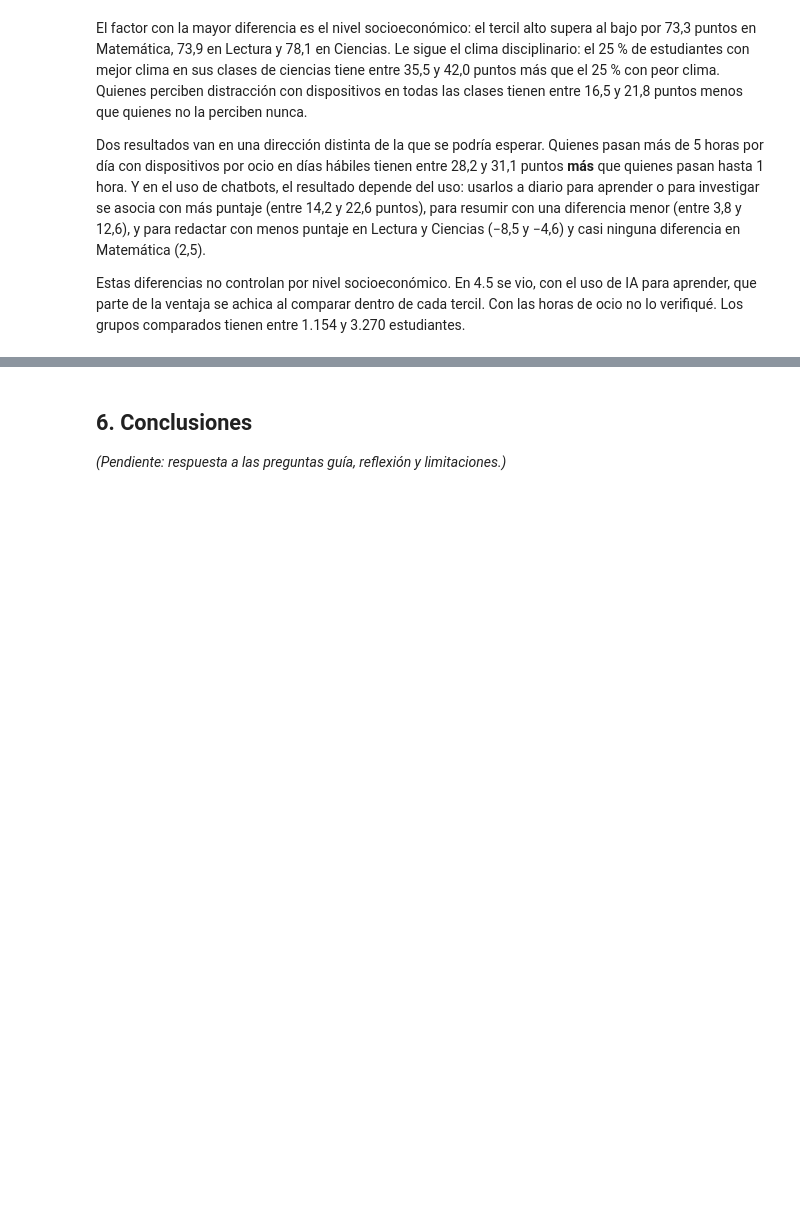
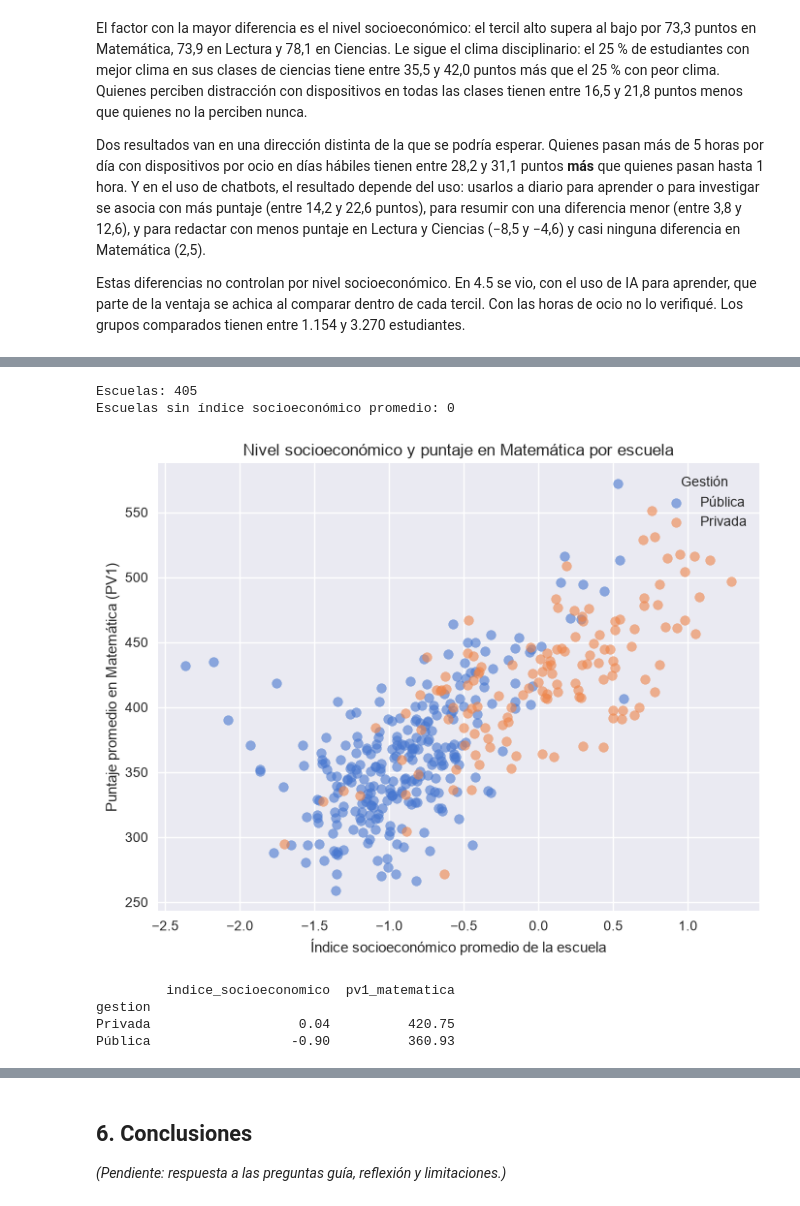
Before and after one commit to ManuelBernardez/PISA-data-analysis, a Jupyter notebook: data_challenge_pisa_argentina.ipynb, the cells around one changed output, grey strips where cells are left out. Cells and saved outputs as stored; diff of their text form; code cells hidden in the pictures; blank space fills up the shorter version.

```diff
--- a/data_challenge_pisa_argentina.ipynb
+++ b/data_challenge_pisa_argentina.ipynb
@@ -922,0 +941,15 @@ Dentro de cada tercil, quienes usan IA para aprender al menos una o dos veces al
+# %%
+orden_ocio = ['Hasta 1 h', '1 a 3 h', '3 a 5 h', 'Más de 5 h']
+estudiantes['ocio_dias_habiles_categoria'] = pd.cut(estudiantes['ocio_horas_dias_habiles'],
+                                                    bins=[0, 2, 4, 6, 9], labels=orden_ocio)
+
+tabla_ocio = estudiantes.dropna(subset=['ocio_dias_habiles_categoria', 'tercil_socioeconomico'])
+grupos_ocio = tabla_ocio.groupby(['tercil_socioeconomico', 'ocio_dias_habiles_categoria'])
+
+promedios_ocio = grupos_ocio['pv1_matematica'].mean().unstack().round(1).loc[orden_tercil, orden_ocio]
+print('PV1 Matemática promedio')
+print(promedios_ocio)
+print('\nCantidad de estudiantes')
+print(grupos_ocio.size().unstack().loc[orden_tercil, orden_ocio])
+print('\nMás de 5 h - Hasta 1 h')
+print((promedios_ocio['Más de 5 h'] - promedios_ocio['Hasta 1 h']).round(1))
@@ -1074,0 +1155,24 @@ Estas diferencias no controlan por nivel socioeconómico. En 4.5 se vio, con el
+# %%
+por_escuela = estudiantes.groupby(['id_escuela', 'gestion'])[['indice_socioeconomico', 'pv1_matematica']].mean().reset_index()
+print('Escuelas:', len(por_escuela))
+print('Escuelas sin índice socioeconómico promedio:', por_escuela['indice_socioeconomico'].isna().sum())
+
+plt.figure(figsize=(8, 6))
+for tipo in ['Pública', 'Privada']:
+    escuelas_tipo = por_escuela[por_escuela['gestion'] == tipo]
+    plt.scatter(escuelas_tipo['indice_socioeconomico'], escuelas_tipo['pv1_matematica'], alpha=0.6, label=tipo)
+plt.title('Nivel socioeconómico y puntaje en Matemática por escuela')
+plt.xlabel('Índice socioeconómico promedio de la escuela')
+plt.ylabel('Puntaje promedio en Matemática (PV1)')
+plt.legend(title='Gestión')
+plt.show()
+
+print(por_escuela.groupby('gestion')[['indice_socioeconomico', 'pv1_matematica']].mean().round(2))
+# %% [output]
+Escuelas: 405
+Escuelas sin índice socioeconómico promedio: 0
+[figure, added]
+         indice_socioeconomico  pv1_matematica
+gestion
+Privada                   0.04          420.75
+Pública                  -0.90          360.93
```
Also changed, not shown: parts of 17 cells of this notebook.
